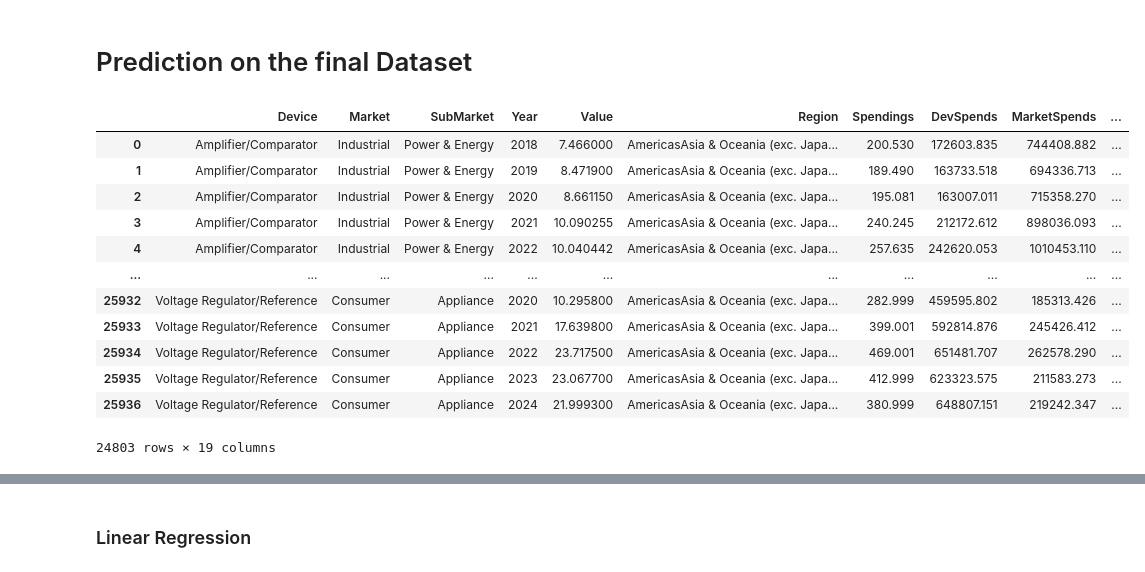
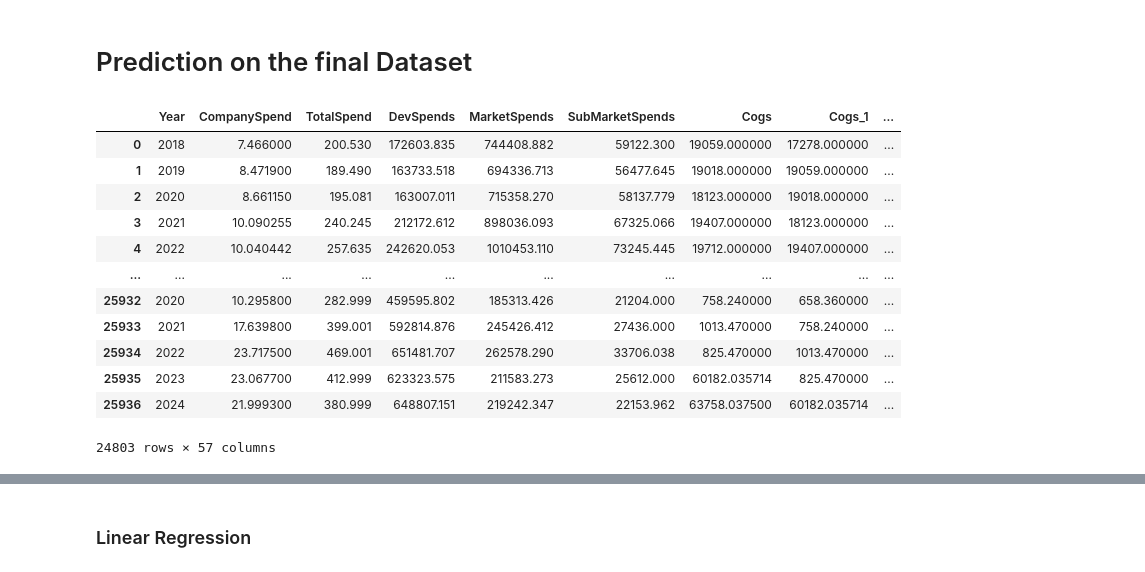
Before and after one commit to lucasleforest/analyticslab, a Jupyter notebook: 2_models/prediction.ipynb, the cells around one changed output, grey strips where cells are left out. Drawn from its saved outputs; the diff is of its cells as text; code cells hidden in the pictures.

```diff
--- a/2_models/prediction.ipynb
+++ b/2_models/prediction.ipynb
@@ -12,18 +15,23 @@ import statsmodels.api as sm
 # %%
 df = pd.read_csv("../clean_data/final_df.csv", index_col= 0)
-df.drop(["Company"], axis = 1, inplace = True)
+df.drop(["Company","Region"], axis = 1, inplace = True)
+df.rename({"Value":"CompanySpend", "Spendings":"TotalSpend"}, axis=1, inplace=True)
+df= pd.get_dummies(df, columns=["Device", "Market", "SubMarket"], drop_first=True)
+for column in df.columns:
+    if df[column].dtype == 'bool':
+        df[column] = df[column].astype(int)
 df
 # %% [output]
-|  | Device | Market | SubMarket | Year | Value | Region | Spendings | DevSpends | MarketSpends | ... |
-| 0 | Amplifier/Comparator | Industrial | Power & Energy | 2018 | 7.466000 | AmericasAsia & Oceania (exc. Japa... | 200.530 | 172603.835 | 744408.882 | ... |
-| 1 | Amplifier/Comparator | Industrial | Power & Energy | 2019 | 8.471900 | AmericasAsia & Oceania (exc. Japa... | 189.490 | 163733.518 | 694336.713 | ... |
-| 2 | Amplifier/Comparator | Industrial | Power & Energy | 2020 | 8.661150 | AmericasAsia & Oceania (exc. Japa... | 195.081 | 163007.011 | 715358.270 | ... |
-| 3 | Amplifier/Comparator | Industrial | Power & Energy | 2021 | 10.090255 | AmericasAsia & Oceania (exc. Japa... | 240.245 | 212172.612 | 898036.093 | ... |
-| 4 | Amplifier/Comparator | Industrial | Power & Energy | 2022 | 10.040442 | AmericasAsia & Oceania (exc. Japa... | 257.635 | 242620.053 | 1010453.110 | ... |
-| ... | ... | ... | ... | ... | ... | ... | ... | ... | ... | ... |
-| 25932 | Voltage Regulator/Reference | Consumer | Appliance | 2020 | 10.295800 | AmericasAsia & Oceania (exc. Japa... | 282.999 | 459595.802 | 185313.426 | ... |
-| 25933 | Voltage Regulator/Reference | Consumer | Appliance | 2021 | 17.639800 | AmericasAsia & Oceania (exc. Japa... | 399.001 | 592814.876 | 245426.412 | ... |
-| 25934 | Voltage Regulator/Reference | Consumer | Appliance | 2022 | 23.717500 | AmericasAsia & Oceania (exc. Japa... | 469.001 | 651481.707 | 262578.290 | ... |
-| 25935 | Voltage Regulator/Reference | Consumer | Appliance | 2023 | 23.067700 | AmericasAsia & Oceania (exc. Japa... | 412.999 | 623323.575 | 211583.273 | ... |
-| 25936 | Voltage Regulator/Reference | Consumer | Appliance | 2024 | 21.999300 | AmericasAsia & Oceania (exc. Japa... | 380.999 | 648807.151 | 219242.347 | ... |
+|  | Year | CompanySpend | TotalSpend | DevSpends | MarketSpends | SubMarketSpends | Cogs | Cogs_1 | ... |
+| 0 | 2018 | 7.466000 | 200.530 | 172603.835 | 744408.882 | 59122.300 | 19059.000000 | 17278.000000 | ... |
+| 1 | 2019 | 8.471900 | 189.490 | 163733.518 | 694336.713 | 56477.645 | 19018.000000 | 19059.000000 | ... |
+| 2 | 2020 | 8.661150 | 195.081 | 163007.011 | 715358.270 | 58137.779 | 18123.000000 | 19018.000000 | ... |
+| 3 | 2021 | 10.090255 | 240.245 | 212172.612 | 898036.093 | 67325.066 | 19407.000000 | 18123.000000 | ... |
+| 4 | 2022 | 10.040442 | 257.635 | 242620.053 | 1010453.110 | 73245.445 | 19712.000000 | 19407.000000 | ... |
+| ... | ... | ... | ... | ... | ... | ... | ... | ... | ... |
+| 25932 | 2020 | 10.295800 | 282.999 | 459595.802 | 185313.426 | 21204.000 | 758.240000 | 658.360000 | ... |
+| 25933 | 2021 | 17.639800 | 399.001 | 592814.876 | 245426.412 | 27436.000 | 1013.470000 | 758.240000 | ... |
+| 25934 | 2022 | 23.717500 | 469.001 | 651481.707 | 262578.290 | 33706.038 | 825.470000 | 1013.470000 | ... |
+| 25935 | 2023 | 23.067700 | 412.999 | 623323.575 | 211583.273 | 25612.000 | 60182.035714 | 825.470000 | ... |
+| 25936 | 2024 | 21.999300 | 380.999 | 648807.151 | 219242.347 | 22153.962 | 63758.037500 | 60182.035714 | ... |
-24803 rows × 19 columns
+24803 rows × 57 columns
```
Also changed, not shown: parts of 7 cells of this notebook.
